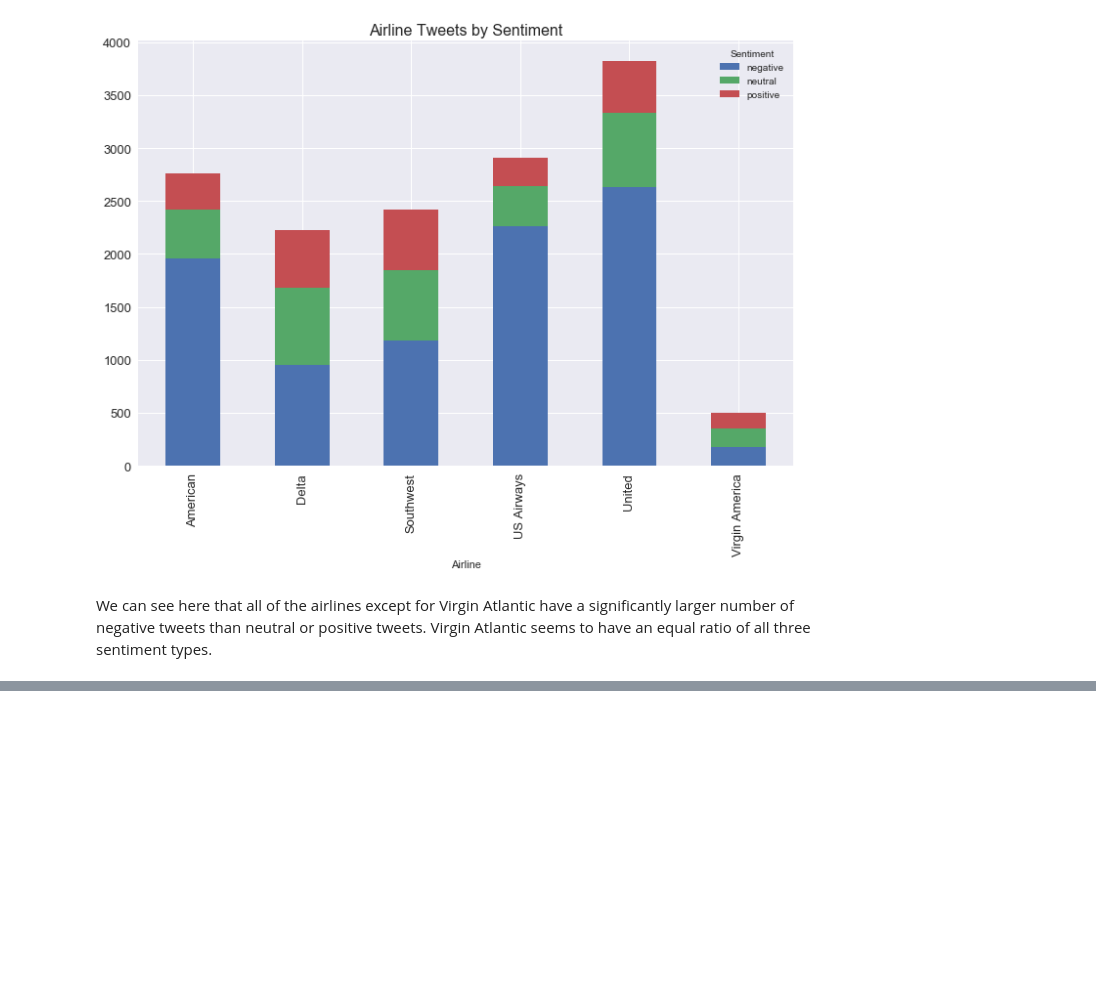
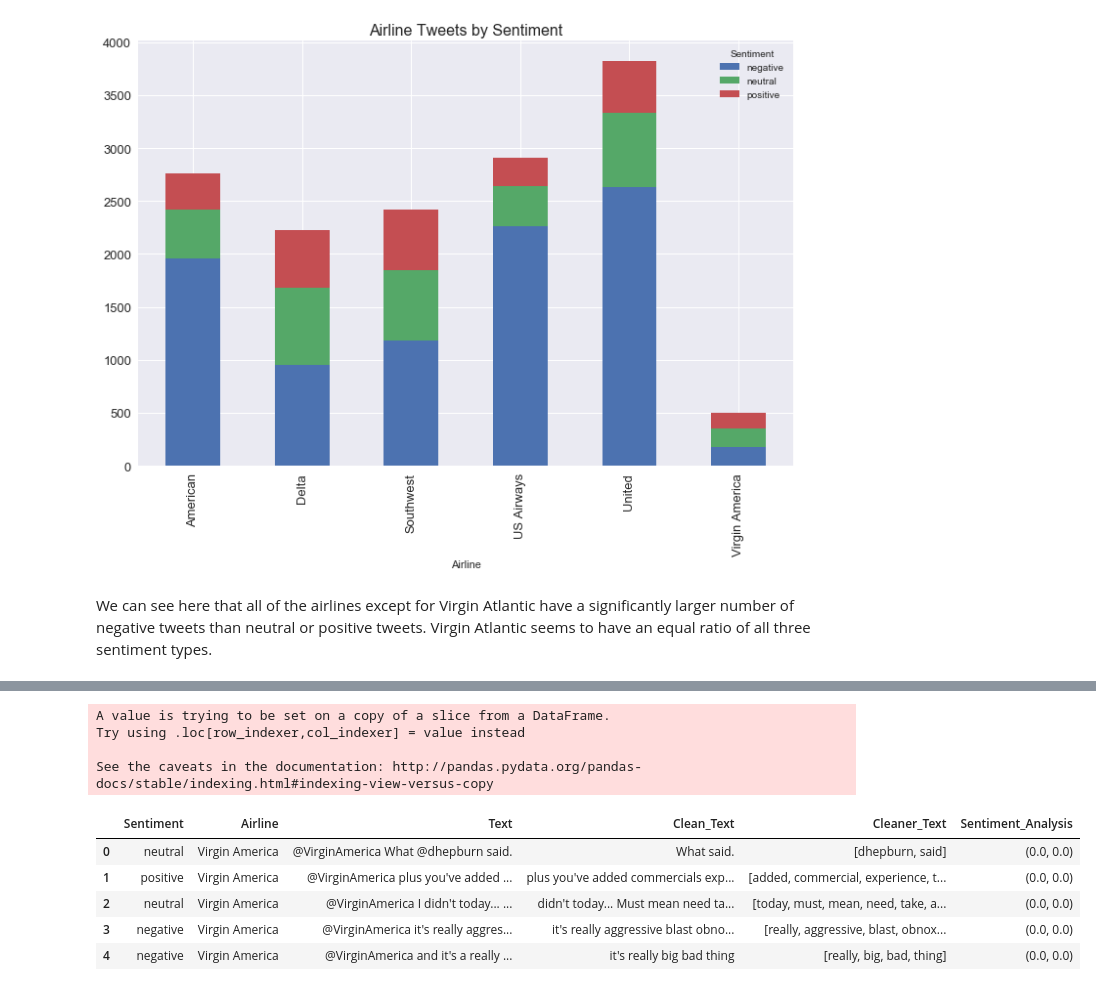
Before and after one commit to ZoeMarkovits/Data_Mining_Project_One, a Jupyter notebook: Twitter Sentiment.ipynb, the cells around one changed output, grey strips where cells are left out. Drawn from its saved outputs; the diff is of its cells as text; code cells hidden in the pictures; blank space fills up the shorter version.

```diff
--- a/Twitter Sentiment.ipynb
+++ b/Twitter Sentiment.ipynb
@@ -278,0 +344,23 @@ We can see here that all of the airlines except for Virgin Atlantic have a signi
+# %%
+stoplist = stopwords.words('english')
+WordNet_Lemmatizer = WordNetLemmatizer()
+
+def cleaner(text):
+    letters = re.sub("[^a-zA-Z]", " ",text)
+    tokenizer = nltk.word_tokenize(letters)[2:]
+    lower_case = [l.lower() for l in tokenizer]
+    new_text = list(filter(lambda l: l not in stoplist, lower_case))
+    lemmatizer = [WordNet_Lemmatizer.lemmatize(t) for t in new_text]
+    return lemmatizer
+
+def cleaner2(text):
+    words = text.split()
+    clean_words = [word for word in words if (word not in stoplist) and len(word) > 1]
+    return " ".join(clean_words)
+
+def remove_mentions(input_text):
+        return re.sub(r'@\w+', '', input_text)
+
+df_text['Clean_Text'] = df_text.Text.apply(cleaner2).apply(remove_mentions)
+df_text['Cleaner_Text'] = df_text.Text.apply(cleaner)
+df_text.head()
@@ -278,0 +382,19 @@ We can see here that all of the airlines except for Virgin Atlantic have a signi
+# %%
+def sentiment_analysis(x):
+    string = ''.join(x)
+    blob = TextBlob(string).sentiment
+    return blob
+
+df_text['Sentiment_Analysis'] = df_text['Cleaner_Text'].apply(sentiment_analysis)
+df_text.head()
+# %% [output]
+A value is trying to be set on a copy of a slice from a DataFrame.
+Try using .loc[row_indexer,col_indexer] = value instead
+
+See the caveats in the documentation: http://pandas.pydata.org/pandas-docs/stable/indexing.html#indexing-view-versus-copy
+|  | Sentiment | Airline | Text | Clean_Text | Cleaner_Text | Sentiment_Analysis |
+| 0 | neutral | Virgin America | @VirginAmerica What @dhepburn said. | What said. | [dhepburn, said] | (0.0, 0.0) |
+| 1 | positive | Virgin America | @VirginAmerica plus you've added ... | plus you've added commercials exp... | [added, commercial, experience, t... | (0.0, 0.0) |
+| 2 | neutral | Virgin America | @VirginAmerica I didn't today... ... | didn't today... Must mean need ta... | [today, must, mean, need, take, a... | (0.0, 0.0) |
+| 3 | negative | Virgin America | @VirginAmerica it's really aggres... | it's really aggressive blast obno... | [really, aggressive, blast, obnox... | (0.0, 0.0) |
+| 4 | negative | Virgin America | @VirginAmerica and it's a really ... | it's really big bad thing | [really, big, bad, thing] | (0.0, 0.0) |
```
Also changed, not shown: parts of 23 cells of this notebook.
